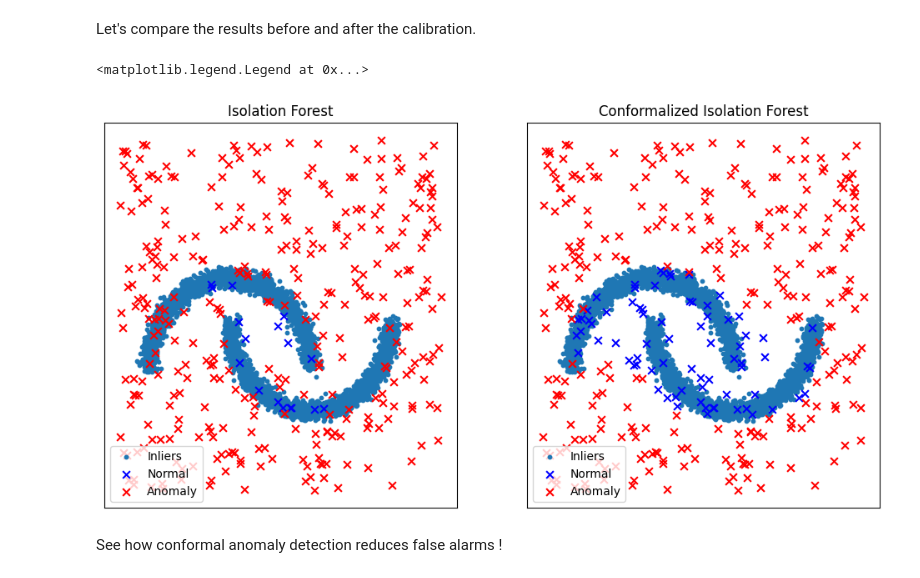
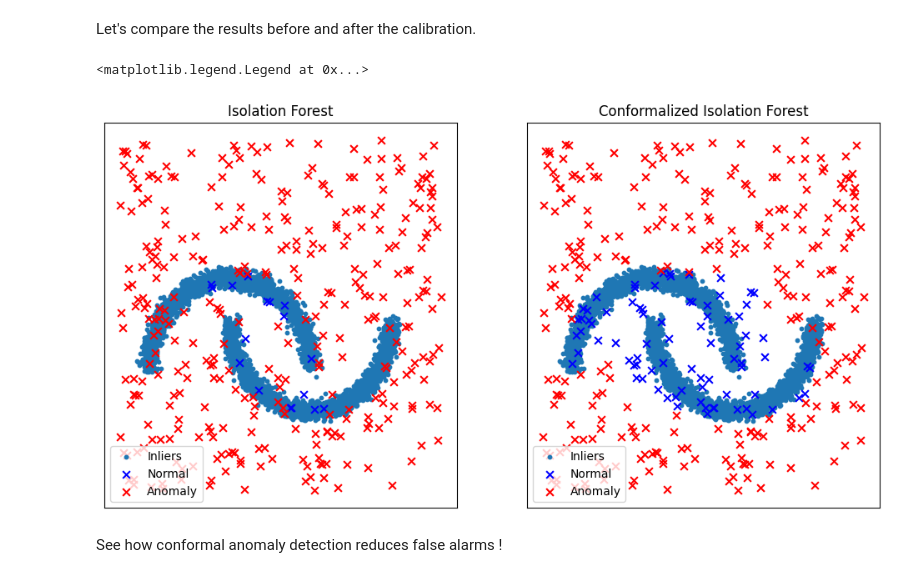
Before and after one commit to deel-ai/puncc, a Jupyter notebook: docs/puncc_intro_sklearn.ipynb, the cells around one changed output. Cells and saved outputs as stored; diff of their text form; code cells hidden in the pictures.

```diff
--- a/docs/puncc_intro_sklearn.ipynb
+++ b/docs/puncc_intro_sklearn.ipynb
@@ -223,10 +223,13 @@ The `deel.puncc.anomaly_detection.SplitCAD` wrapper is used to train and calibra
 from deel.puncc.anomaly_detection import SplitCAD
 
 # Instantiate CAD on top of IF predictor
-if_cad = SplitCAD(if_predictor, train=True, random_state=0)
+if_cad = SplitCAD(if_predictor)
 
 # Fit the IF on the proper fitting dataset and
 # calibrate it using calibration dataset.
 # The two datasets are sampled randomly with a ration of 7:3,
 # respectively.
-if_cad.fit(z=dataset, fit_ratio=0.7)
+X_train, X_calib = dataset[: int(0.7 * n_samples)], dataset[int(0.7 * n_samples) :]
+
+if_cad.fit(X_train)
+if_cad.calibrate(X_calib)
@@ -238,13 +243,13 @@ alpha = 0.05
 # The method `predict` is called on the new data points
 # to test which are anomalous and which are not
 cad_results = if_cad.predict(z_test, alpha=alpha)
-cad_anomalies = z_test[cad_results]
-cad_not_anomalies = z_test[np.invert(cad_results)]
+cad_anomalies = z_test[cad_results[1]]
+cad_not_anomalies = z_test[np.invert(cad_results[1])]
 # %% [markdown]
 Let's compare the results before and after the calibration.
 # %%
 # Detect anomalies with underlying IF model (no conformal)
-if_results = if_cad.predictor.model.predict(z_test) == 1
+if_results = np.round(if_cad.model(z_test)) != 1
 if_not_anomalies = z_test[if_results]
 if_anomalies = z_test[np.invert(if_results)]
 
@@ -271,34 +276,34 @@ ax[0].scatter(
 )
 ax[0].set_xticks(())
 ax[0].set_yticks(())
 ax[0].set_title("Isolation Forest")
 ax[0].legend(loc="lower left")
 
 # Plot cad results
 ax[1].scatter(dataset[:, 0], dataset[:, 1], s=10, label="Inliers")
 ax[1].scatter(
     cad_not_anomalies[:, 0],
     cad_not_anomalies[:, 1],
     marker="x",
     color="blue",
     s=40,
     label="Normal",
 )
 ax[1].scatter(
     cad_anomalies[:, 0],
     cad_anomalies[:, 1],
     marker="x",
     color="red",
     s=40,
     label="Anomaly",
 )
 ax[1].set_xticks(())
 ax[1].set_yticks(())
 ax[1].set_title("Conformalized Isolation Forest")
 ax[1].legend(loc="lower left")
 # %% [output]
 <matplotlib.legend.Legend at 0x...>
-[figure, old version]
+[figure, new version]
 # %% [markdown]
 See how conformal anomaly detection reduces false alarms !
 # %% [markdown]
```
Also changed, not shown: parts of 3 cells of this notebook, 10 other files.
